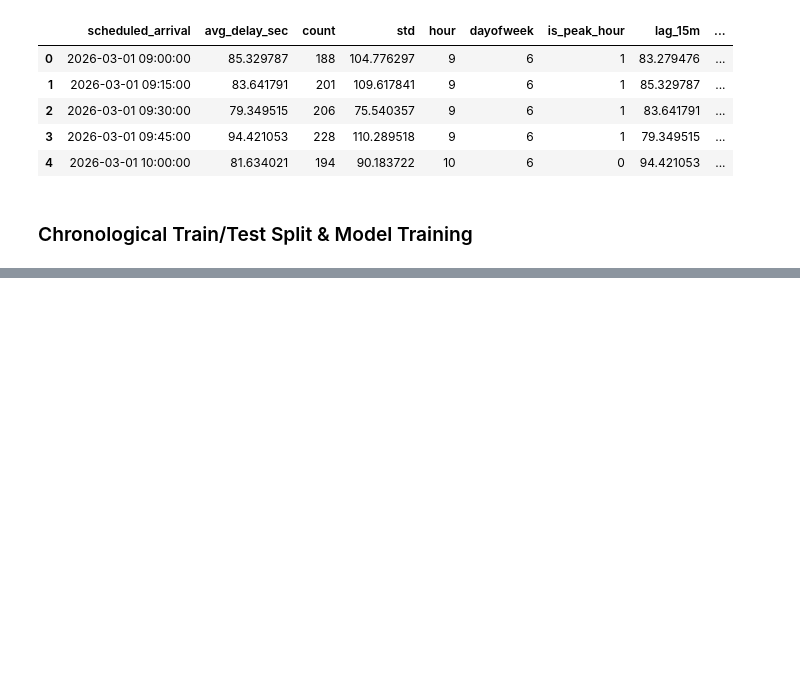
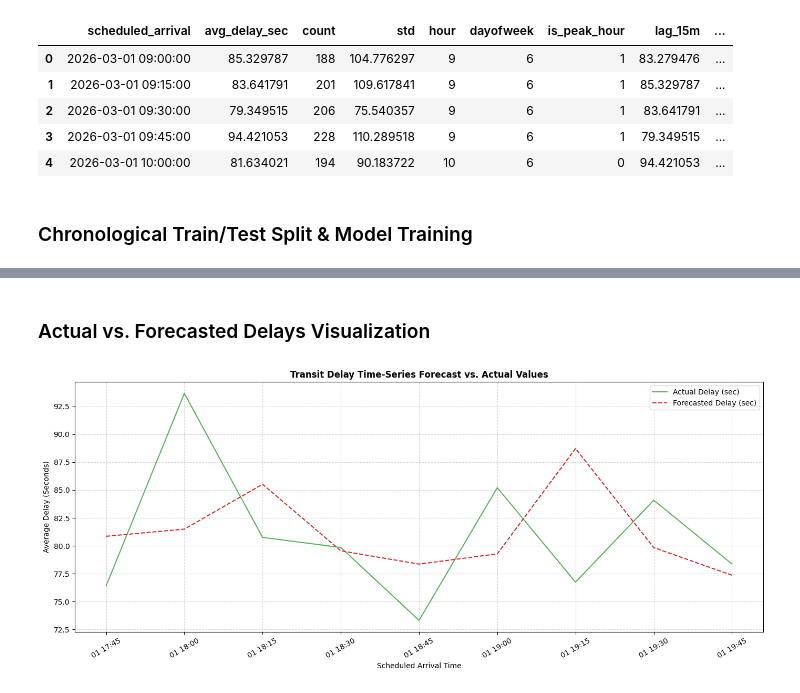
Before and after one commit to Damien-88/Data_Science_Portfolio, a Jupyter notebook: 01_urban_mobility/03_predictive_modeling.ipynb, the cells around one changed output, grey strips where cells are left out. Cells and saved outputs as stored; diff of their text form; code cells hidden in the pictures; blank space fills up the shorter version.

```diff
--- a/01_urban_mobility/03_predictive_modeling.ipynb
+++ b/01_urban_mobility/03_predictive_modeling.ipynb
@@ -107,0 +133,28 @@ print(f"R-squared (R2 Score):          {r2:.4f}")
+# %% [markdown]
+### Actual vs. Forecasted Delays Visualization
+# %%
+# Create DataFrame for visual evaluation
+test_dates = df_model['scheduled_arrival'].iloc[split_idx:].reset_index(drop=True)
+results_df = pd.DataFrame({
+    'scheduled_arrival': test_dates,
+    'actual_delay': y_test.values,
+    'predicted_delay': y_pred
+})
+
+# Plot actual vs predicted time series (subset of 200 intervals for readability)
+plt.figure(figsize=(14, 6))
+plot_subset = results_df.iloc[:200]
+
+plt.plot(plot_subset["scheduled_arrival"], plot_subset["actual_delay"], label="Actual Delay (sec)", color="#2ca02c", alpha=0.8, linewidth=1.5)
+plt.plot(plot_subset["scheduled_arrival"], plot_subset["predicted_delay"], label="Forecasted Delay (sec)", color="#d62728", linestyle="--", linewidth=1.5)
+
+plt.title("Transit Delay Time-Series Forecast vs. Actual Values", fontsize=12, fontweight="bold")
+plt.xlabel("Scheduled Arrival Time", fontsize=10)
+plt.ylabel("Average Delay (Seconds)", fontsize=10)
+plt.legend(loc="upper right")
+plt.grid(True, linestyle="--", alpha=0.5)
+plt.xticks(rotation=30)
+plt.tight_layout()
+plt.show()
+# %% [output]
+[figure, added]
```
Also changed, not shown: parts of 3 cells of this notebook.
